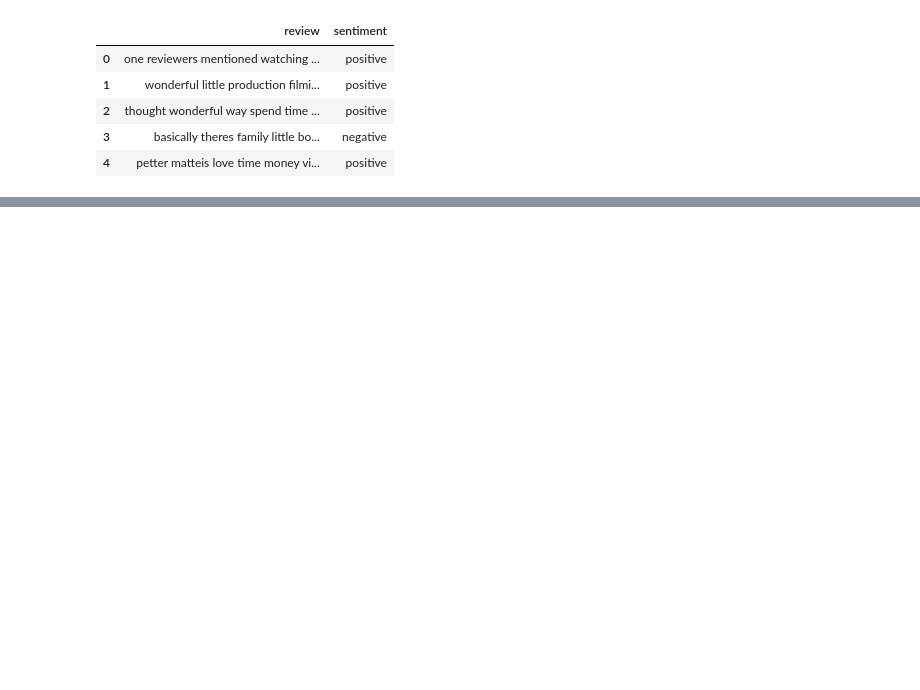
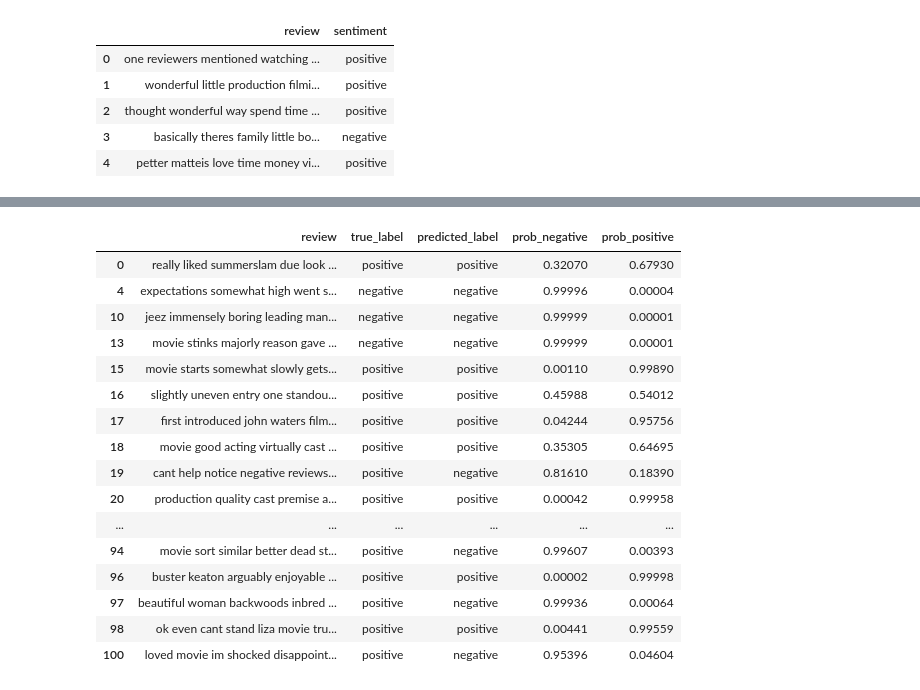
Before and after one commit to lilianpadilla/NBSentimentAnalysis, a Jupyter notebook: naive-bayes.ipynb, the cells around one changed output, grey strips where cells are left out. Cells and saved outputs as stored; diff of their text form; code cells hidden in the pictures; blank space fills up the shorter version.

```diff
--- a/naive-bayes.ipynb
+++ b/naive-bayes.ipynb
@@ -139 +149,27 @@ results_df
 15000 rows × 5 columns
+# %%
+sample_df = results_df[
+    (results_df["prob_negative"] > 0) &
+    (results_df["prob_negative"] < 1) &
+    (results_df["prob_positive"] > 0) &
+    (results_df["prob_positive"] < 1)
+]
+sample_df.head(50)
+# %% [output]
+|  | review | true_label | predicted_label | prob_negative | prob_positive |
+| 0 | really liked summerslam due look ... | positive | positive | 0.32070 | 0.67930 |
+| 4 | expectations somewhat high went s... | negative | negative | 0.99996 | 0.00004 |
+| 10 | jeez immensely boring leading man... | negative | negative | 0.99999 | 0.00001 |
+| 13 | movie stinks majorly reason gave ... | negative | negative | 0.99999 | 0.00001 |
+| 15 | movie starts somewhat slowly gets... | positive | positive | 0.00110 | 0.99890 |
+| 16 | slightly uneven entry one standou... | positive | positive | 0.45988 | 0.54012 |
+| 17 | first introduced john waters film... | positive | positive | 0.04244 | 0.95756 |
+| 18 | movie good acting virtually cast ... | positive | positive | 0.35305 | 0.64695 |
+| 19 | cant help notice negative reviews... | positive | negative | 0.81610 | 0.18390 |
+| 20 | production quality cast premise a... | positive | positive | 0.00042 | 0.99958 |
+| ... | ... | ... | ... | ... | ... |
+| 94 | movie sort similar better dead st... | positive | negative | 0.99607 | 0.00393 |
+| 96 | buster keaton arguably enjoyable ... | positive | positive | 0.00002 | 0.99998 |
+| 97 | beautiful woman backwoods inbred ... | positive | negative | 0.99936 | 0.00064 |
+| 98 | ok even cant stand liza movie tru... | positive | positive | 0.00441 | 0.99559 |
+| 100 | loved movie im shocked disappoint... | positive | negative | 0.95396 | 0.04604 |
```
Also changed, not shown: parts of 12 cells of this notebook.
